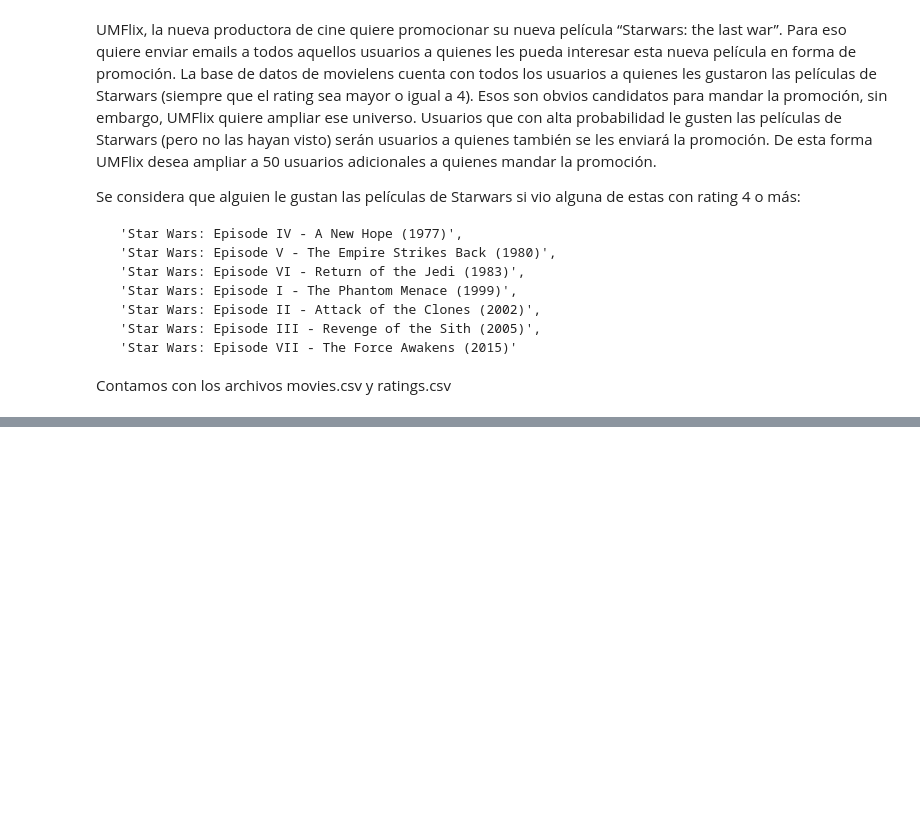
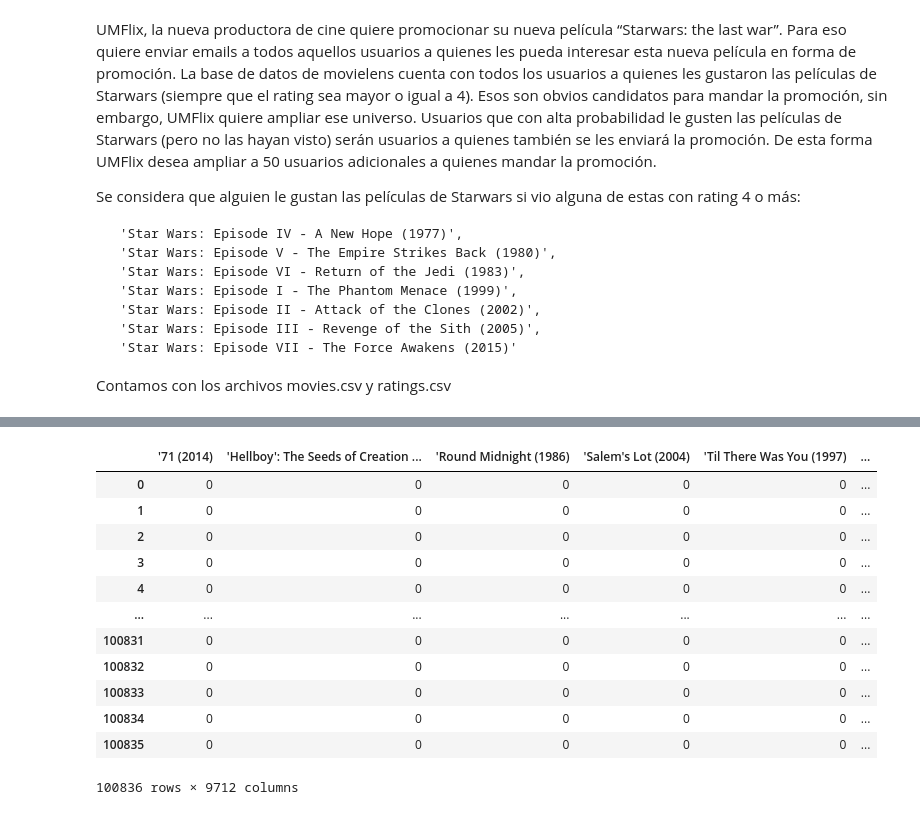
Before and after one commit to mg-um/umpe-ml2, a Jupyter notebook: UMPE - Taller Promociones.ipynb, the cells around one changed output, grey strips where cells are left out. Cells and saved outputs as stored; diff of their text form; code cells hidden in the pictures; blank space fills up the shorter version.

```diff
--- a/UMPE - Taller Promociones.ipynb
+++ b/UMPE - Taller Promociones.ipynb
@@ -15,0 +137,18 @@ Contamos con los archivos movies.csv y ratings.csv
+# %%
+features_df = mdf.drop(starwars + ['in_segment','userId','movieId','title', 'timestamp', 'genres','rating'], axis=1)
+# %%
+features_df
+# %% [output]
+|  | '71 (2014) | 'Hellboy': The Seeds of Creation ... | 'Round Midnight (1986) | 'Salem's Lot (2004) | 'Til There Was You (1997) | ... |
+| 0 | 0 | 0 | 0 | 0 | 0 | ... |
+| 1 | 0 | 0 | 0 | 0 | 0 | ... |
+| 2 | 0 | 0 | 0 | 0 | 0 | ... |
+| 3 | 0 | 0 | 0 | 0 | 0 | ... |
+| 4 | 0 | 0 | 0 | 0 | 0 | ... |
+| ... | ... | ... | ... | ... | ... | ... |
+| 100831 | 0 | 0 | 0 | 0 | 0 | ... |
+| 100832 | 0 | 0 | 0 | 0 | 0 | ... |
+| 100833 | 0 | 0 | 0 | 0 | 0 | ... |
+| 100834 | 0 | 0 | 0 | 0 | 0 | ... |
+| 100835 | 0 | 0 | 0 | 0 | 0 | ... |
+100836 rows × 9712 columns
```
Also changed, not shown: parts of 26 cells of this notebook.
